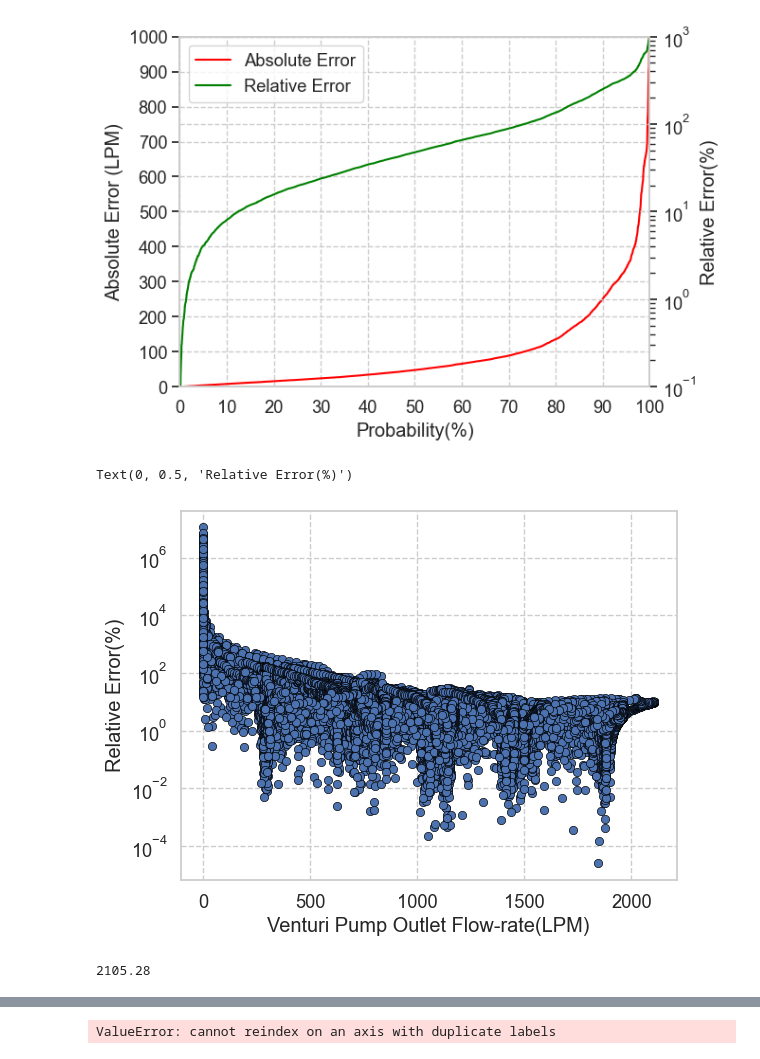
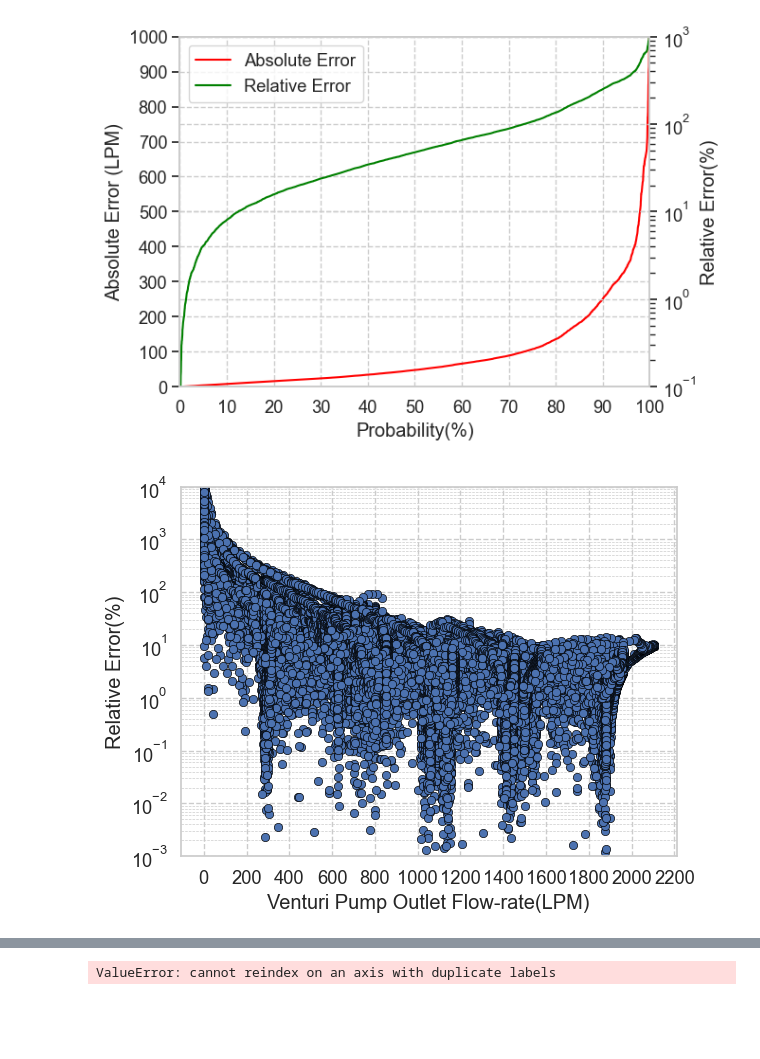
Before and after one commit to jinbeomjeong/estimate_venturi_pump_flow, a Jupyter notebook: analysis_model.ipynb, the cells around one changed output, grey strips where cells are left out. Saved outputs shown, nothing was run; the diff lists cells and outputs as text; code cells hidden in the pictures; blank space fills up the shorter version.

```diff
--- a/analysis_model.ipynb
+++ b/analysis_model.ipynb
@@ -78,8 +88,8 @@ val_data_slice.reset_index(drop=True, inplace=True)
 
 val_data_slice = pd.concat([val_data_slice, pd.DataFrame(val_pred, columns=['pred_flowrate(lpm)'])], axis=1)
 
-#bool_idx = val_data_slice['outlet_flowrate(lpm)'] != 0
-#val_data_slice = val_data_slice[bool_idx]
+bool_idx = val_data_slice['outlet_flowrate(lpm)'] != 0
+val_data_slice = val_data_slice[bool_idx]
 val_data_slice.reset_index(drop=True, inplace=True)
 
 val_data_slice['abs_error'] = np.abs(val_data_slice['outlet_flowrate(lpm)']-val_data_slice['pred_flowrate(lpm)'])
@@ -239,20 +248,20 @@ ax1.legend([line1, line2], ['Absolute Error', 'Relative Error'], loc='upper left
 # %%
 sns.set_theme(font_scale=1.2)
 sns.set_style('whitegrid', {'grid.linestyle': '--'})
 
-fig = sns.scatterplot(data=val_data_slice, x='outlet_flowrate(lpm)', y='relative_error', edgecolor='black')
+axis = sns.scatterplot(data=val_data_slice, x='outlet_flowrate(lpm)', y='relative_error', edgecolor='black')
 
-fig.xaxis.set_major_locator(MultipleLocator(500))
+axis.xaxis.set_major_locator(MultipleLocator(200))
 plt.xlabel('Venturi Pump Outlet Flow-rate(LPM)')
 
-#plt.ylim(0.001, 10000)
+plt.ylim(0.001, 10000)
 plt.yscale('log')
 plt.ylabel('Relative Error(%)')
+
+axis.yaxis.set_major_locator(LogLocator(base=10))
+
+plt.grid(True, which='major', linestyle='--', linewidth=1.0)
+plt.grid(True, which='minor', linestyle='--', linewidth=0.5)
 # %% [output]
-Text(0, 0.5, 'Relative Error(%)')
-[figure, old version]
+[figure, new version]
-# %%
-val_data['outlet_flowrate(lpm)'].max()
-# %% [output]
-2105.28
 # %%
```
Also changed, not shown: parts of 40 cells of this notebook.
